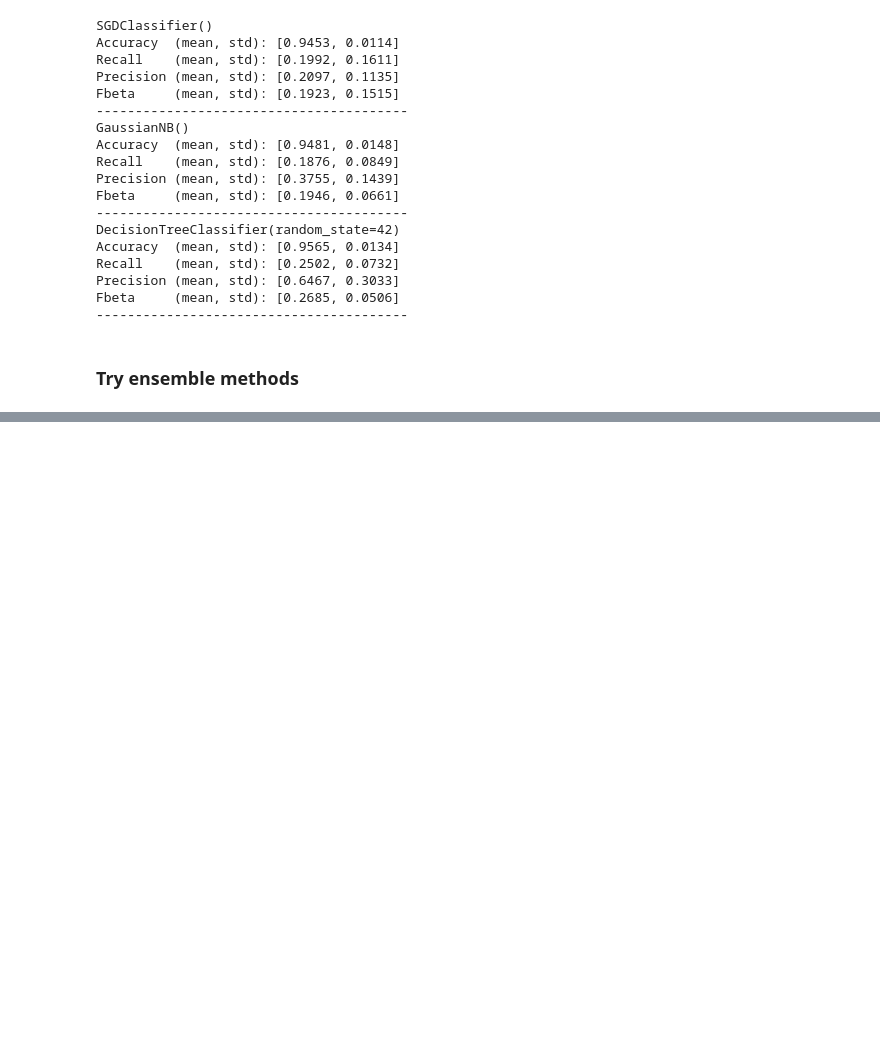
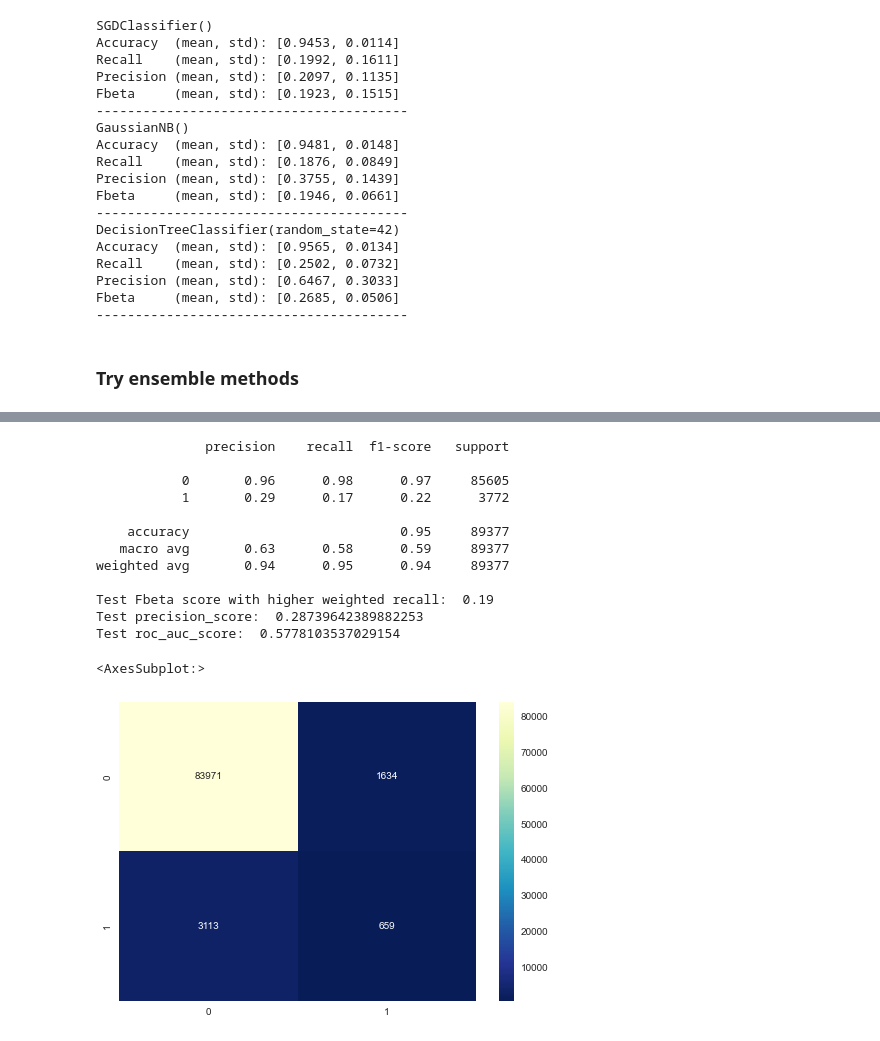
Before and after one commit to wcmphysics/DataScienceBootcamp-Capstone, a Jupyter notebook: notebooks/Andreas_modelling.ipynb, the cells around one changed output, grey strips where cells are left out. Cells and saved outputs as stored; diff of their text form; code cells hidden in the pictures; blank space fills up the shorter version.

```diff
--- a/notebooks/Andreas_modelling.ipynb
+++ b/notebooks/Andreas_modelling.ipynb
@@ -417,11 +421,26 @@ Average maximum depth 38
 [Parallel(n_jobs=10)]: Done  30 tasks      | elapsed:    0.0s
 [Parallel(n_jobs=10)]: Done 100 out of 100 | elapsed:    0.1s finished
 # %%
-print(classification_report(y_test_bool, rf_predictions))
-print("Fbeta score with higher weighted recall: ", fbeta_score(y_test_bool, rf_predictions, beta=0.5).round(3))
-print("precision_score: ", precision_score(y_test_bool, rf_predictions))
-print("roc_auc_score: ", roc_auc_score(y_test_bool, rf_predictions))
+print(classification_report(y_test, rf_predictions))
+print("Test Fbeta score with higher weighted recall: ", fbeta_score(y_test, rf_predictions, beta=2).round(3))
+print("Test precision_score: ", precision_score(y_test, rf_predictions))
+print("Test roc_auc_score: ", roc_auc_score(y_test, rf_predictions))
 #roc_curve()
 
-cm = confusion_matrix(y_test_bool, rf_predictions)
+cm = confusion_matrix(y_test, rf_predictions)
 sns.heatmap(cm, cmap="YlGnBu_r", annot=True, fmt=".0f")
+# %% [output]
+              precision    recall  f1-score   support
+
+           0       0.96      0.98      0.97     85605
+           1       0.29      0.17      0.22      3772
+
+    accuracy                           0.95     89377
+   macro avg       0.63      0.58      0.59     89377
+weighted avg       0.94      0.95      0.94     89377
+
+Test Fbeta score with higher weighted recall:  0.19
+Test precision_score:  0.28739642389882253
+Test roc_auc_score:  0.5778103537029154
+<AxesSubplot:>
+[figure, added]
```
Also changed, not shown: parts of 22 cells of this notebook.
